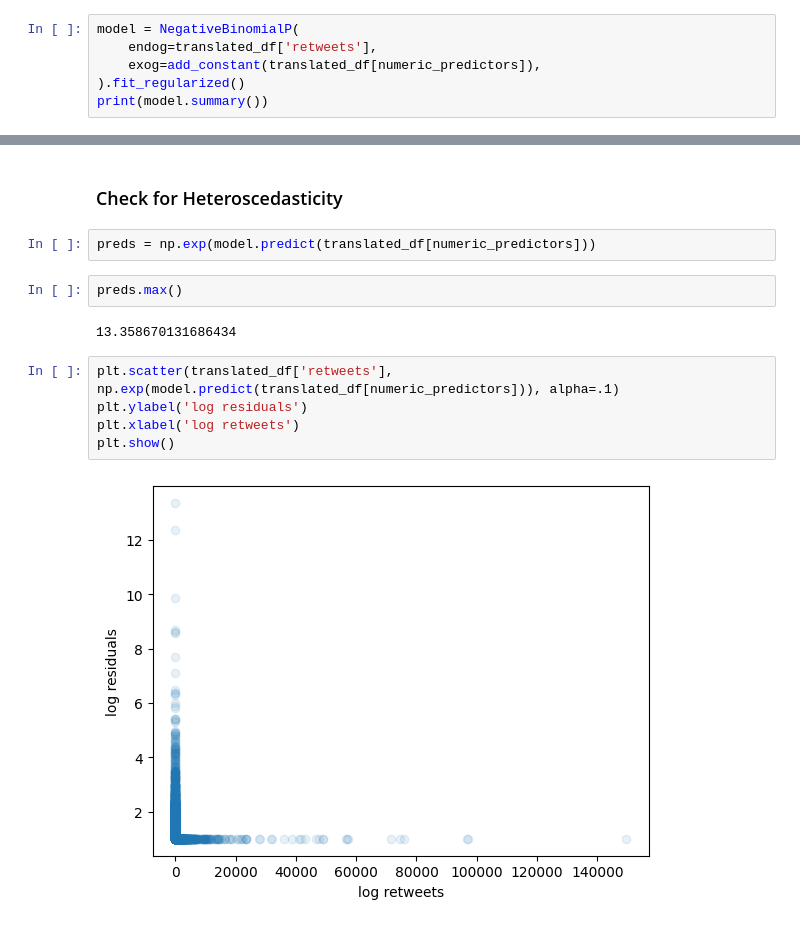
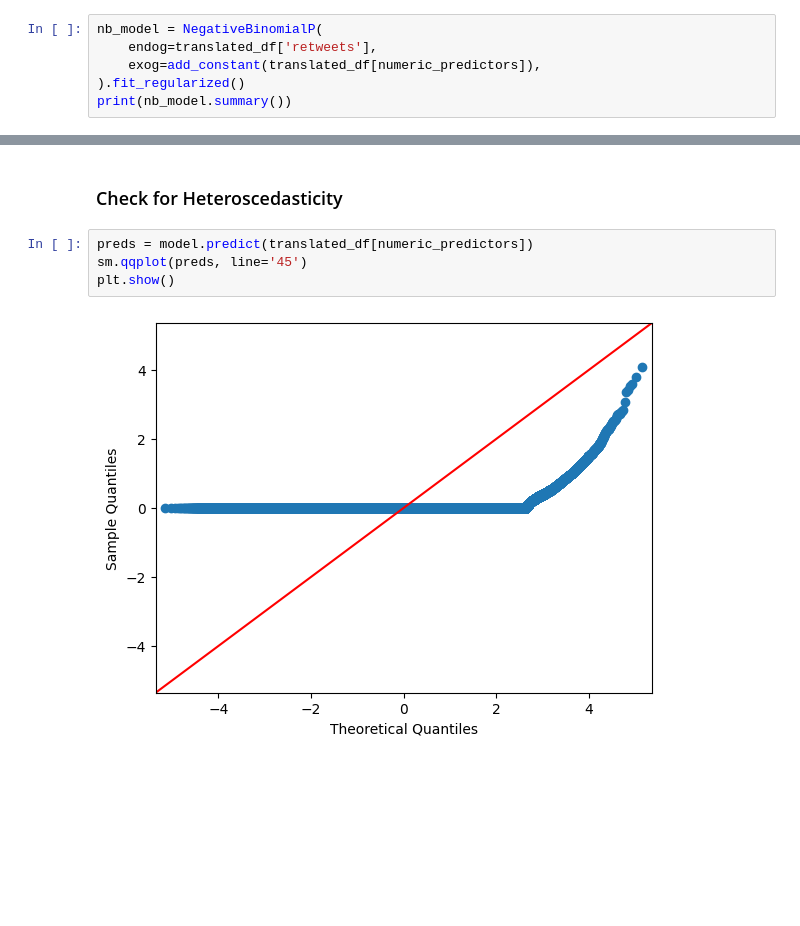
Before and after one commit to matthewbbone/twitterChambers, a Jupyter notebook: statsSummative/TweetEDA.ipynb, the cells around one changed output, grey strips where cells are left out. Drawn from its saved outputs; the diff is of its cells as text; blank space fills up the shorter version.

```diff
--- a/statsSummative/TweetEDA.ipynb
+++ b/statsSummative/TweetEDA.ipynb
@@ -199,9 +261,9 @@ gini(translated_df['retweets'].sample(100000).to_numpy())
 # %%
-model = NegativeBinomialP(
+nb_model = NegativeBinomialP(
     endog=translated_df['retweets'],
     exog=add_constant(translated_df[numeric_predictors]),
 ).fit_regularized()
-print(model.summary())
+print(nb_model.summary())
 # %% [output]
 Optimization terminated successfully    (Exit mode 0)
             Current function value: 0.8226540307332144
@@ -342,15 +404,8 @@ with pd.option_context('display.max_columns', None):
 # %% [markdown]
 ### Check for Heteroscedasticity
 # %%
-preds = np.exp(model.predict(translated_df[numeric_predictors]))
+preds = model.predict(translated_df[numeric_predictors])
+sm.qqplot(preds, line='45')
+plt.show()
+# %% [output]
+[figure, added]
-# %%
-preds.max()
-# %% [output]
-13.358670131686434
-# %%
-plt.scatter(translated_df['retweets'], np.exp(model.predict(translated_df[numeric_predictors])), alpha=.1)
-plt.ylabel('log residuals')
-plt.xlabel('log retweets')
-plt.show()
-# %% [output]
-[figure, removed]
```
Also changed, not shown: parts of 8 cells of this notebook, 1 other file.
